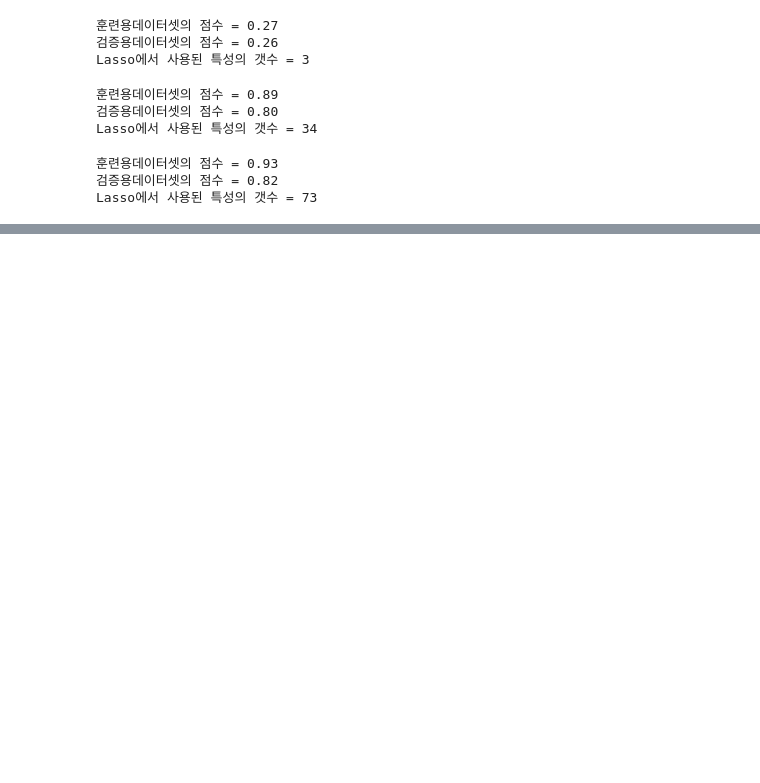
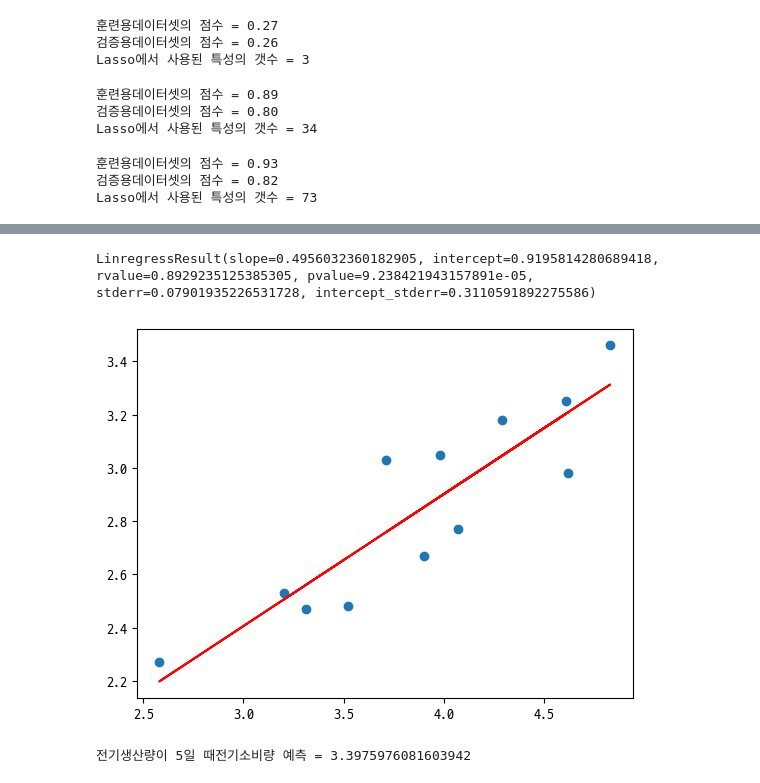
Before and after one commit to inwookbaek/20230823_04.python, a Jupyter notebook: 30.머신러닝_지도학습.ipynb, the cells around one changed output, grey strips where cells are left out. Saved outputs shown, nothing was run; the diff lists cells and outputs as text; code cells hidden in the pictures; blank space fills up the shorter version.

```diff
--- a/30.머신러닝_지도학습.ipynb
+++ b/30.머신러닝_지도학습.ipynb
@@ -192,0 +198,11 @@ Lasso에서 사용된 특성의 갯수 = 73
+# %%
+import warnings
+warnings.filterwarnings('ignore')
+
+%matplotlib inline
+import numpy as np
+import pandas as pd
+import matplotlib.pyplot as plt
+
+plt.rcParams['font.family'] = 'D2Coding'
+plt.rcParams['axes.unicode_minus'] = False
@@ -192,0 +214,39 @@ Lasso에서 사용된 특성의 갯수 = 73
+# %%
+# 월별 전기생산금액(단위 : 억원)
+x = [3.52,2.58,3.31,4.07,4.62,3.98,4.29,4.83,3.71,4.61,3.90,3.20]
+# 월별 전기사용량(단위 : 백만kwh)
+y = [2.48,2.27,2.47,2.77,2.98,3.05,3.18,3.46,3.03,3.25,2.67,2.53]
+
+# 회귀분석 : 선형회귀석함수 stats.linregress
+# slope(기울기, 가중치), intercept(bias, 편향, 절편), rvalue(r2값)
+# pvalue(예측불확실의 정도) - 0.05이하(=95%이상)일때 통계적으로 유의(미)하다.
+result = stats.linregress(x, y)
+print(result)
+
+# 결과분석
+# p-value(person value) - 9.238421943157891e-05 < 0.05 작다
+# 95% 신뢰하에, 엄밀히 이야기 해서 99% 신뢰하 통계적으로 유의하다.
+# rvalue=0.8929235125385305 : 89%만큼의 설명력(예측력)이 있다.
+# %% [output]
+LinregressResult(slope=0.4956032360182905, intercept=0.9195814280689418, rvalue=0.8929235125385305, pvalue=9.238421943157891e-05, stderr=0.07901935226531728, intercept_stderr=0.3110591892275586)
+# %%
+# 선형회귀분석 시각화
+slope, intercept, rvalue, pvalue, stderr = result
+
+# 회귀선그리기
+# 예측전기소비량 = 기울기(slope) * x + 편향(intercept)
+x1 = np.array(x) # 리스트자료형인 독립변수 x를 ndarray로 형변환
+y1 = slope * x1 + intercept # y = ax + b
+
+plt.scatter(x, y)  # 독립변수의 산점도
+plt.plot(x1, y1, c='red')
+plt.show()
+# %% [output]
+[figure, added]
+# %%
+# 전기소비량 예측
+f = 5
+lm_result = slope * f + intercept
+print(f'전기생산량이 {f}일 때전기소비량 예측 = {lm_result}')
+# %% [output]
+전기생산량이 5일 때전기소비량 예측 = 3.3975976081603942
```
Also changed, not shown: parts of 31 cells of this notebook, 2 other files.
